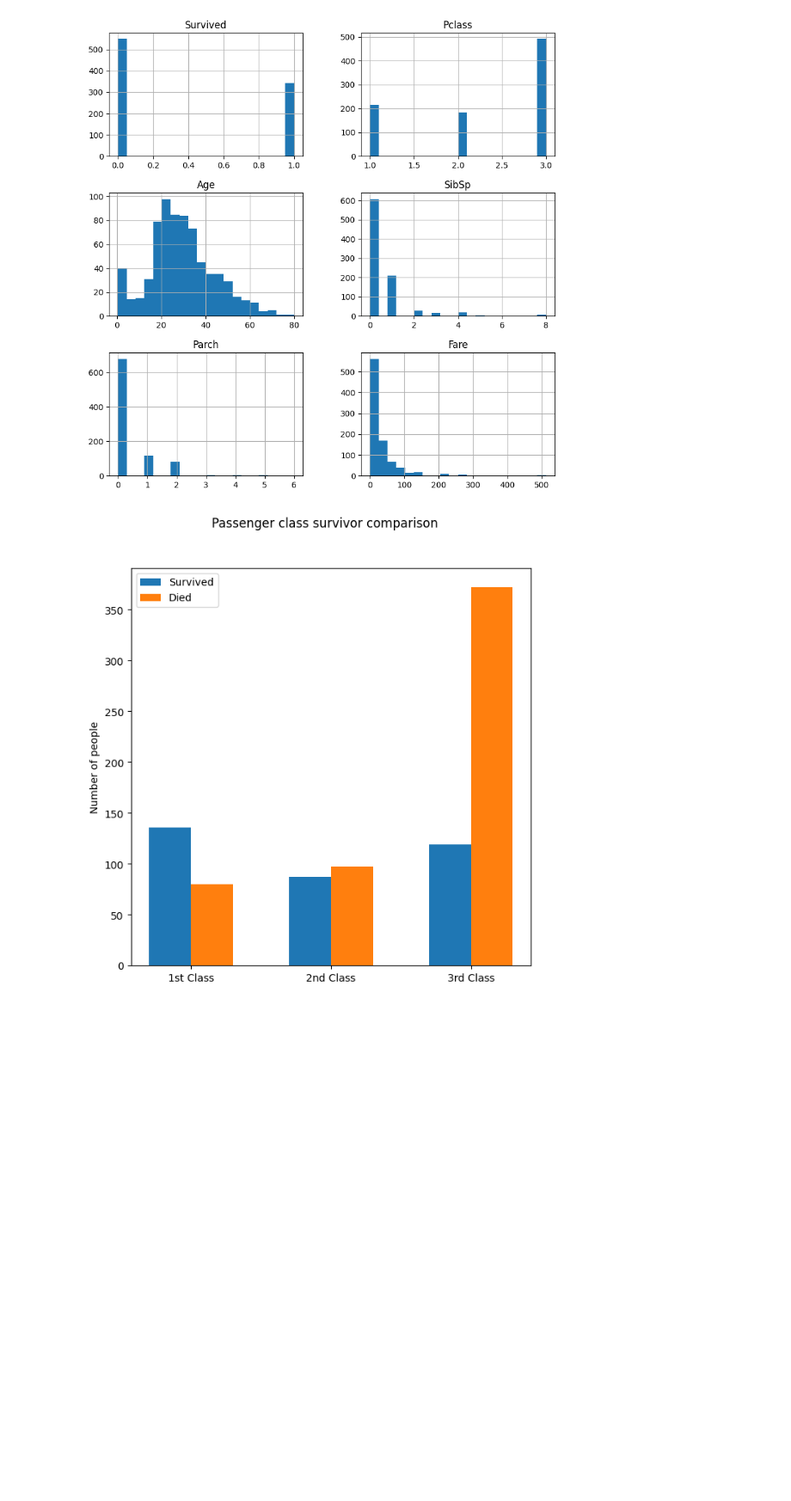
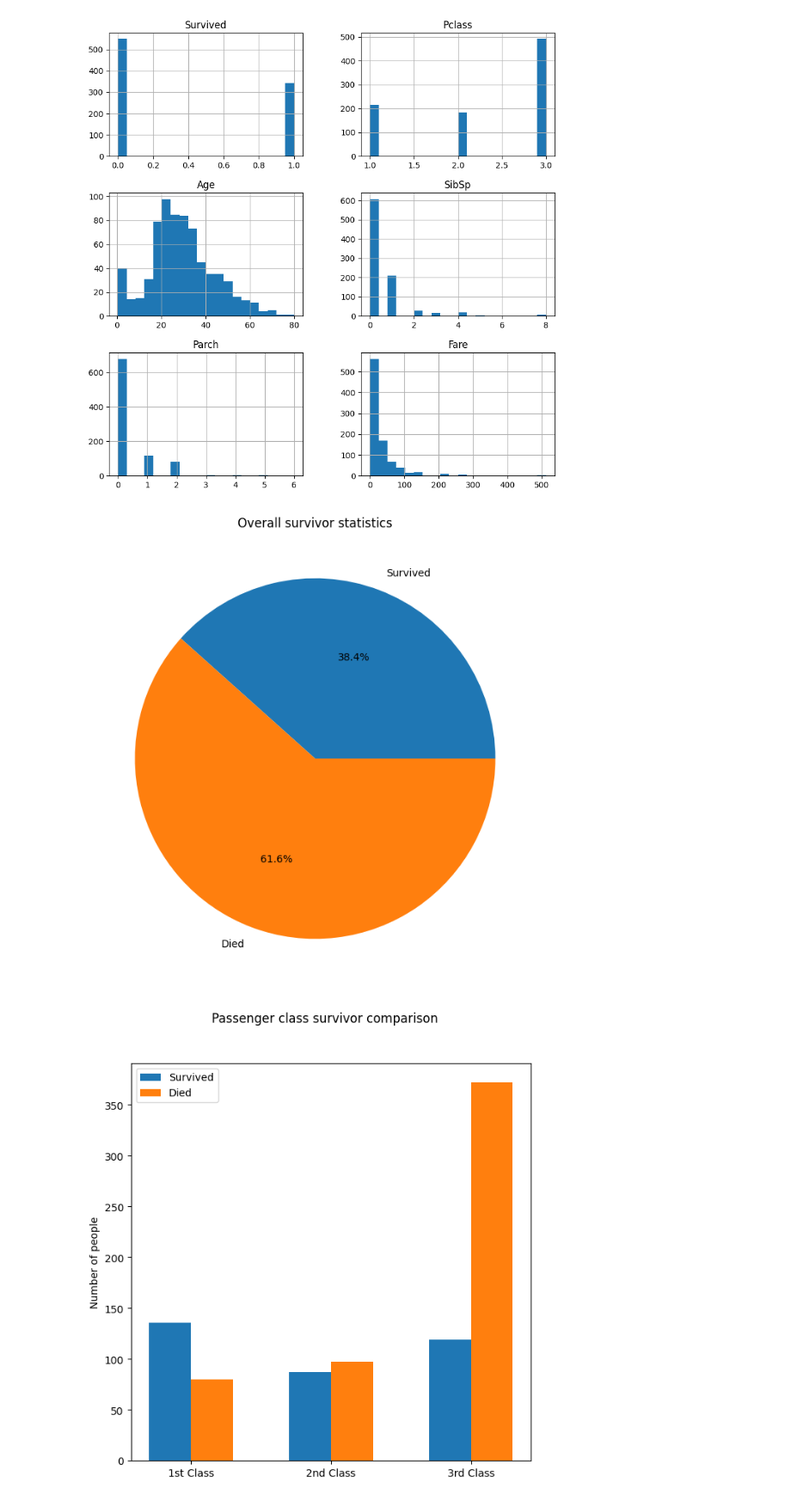
Before and after one commit to aferguson15235/tda, a Jupyter notebook: titantic.ipynb, the cells around one changed output. Shown: that part at 86% size. Saved outputs shown, nothing was run; the diff lists cells and outputs as text; code cells hidden in the pictures; blank space fills up the shorter version.

```diff
--- a/titantic.ipynb
+++ b/titantic.ipynb
@@ -40,6 +41,16 @@ Data columns (total 12 columns):
 dtypes: float64(2), int64(5), object(5)
 memory usage: 83.7+ KB
 [figure]
+# %%
+# pie chart showing overall survivor statistics
+
+fig, ax = plt.subplots(figsize=(8,8))
+titanic_data['Survived'].sum()
+plt.pie([titanic_data['Survived'].sum(), titanic_data.shape[0] - titanic_data['Survived'].sum()], labels=['Survived', 'Died'], autopct='%1.1f%%')
+ax.set_title("Overall survivor statistics")
+plt.savefig("titanic_plots/survived.png")
+# %% [output]
+[figure, added]
 # %%
 # bar chart showing survived vs passenger class in training data
 
```
Also changed, not shown: parts of 10 cells of this notebook.
